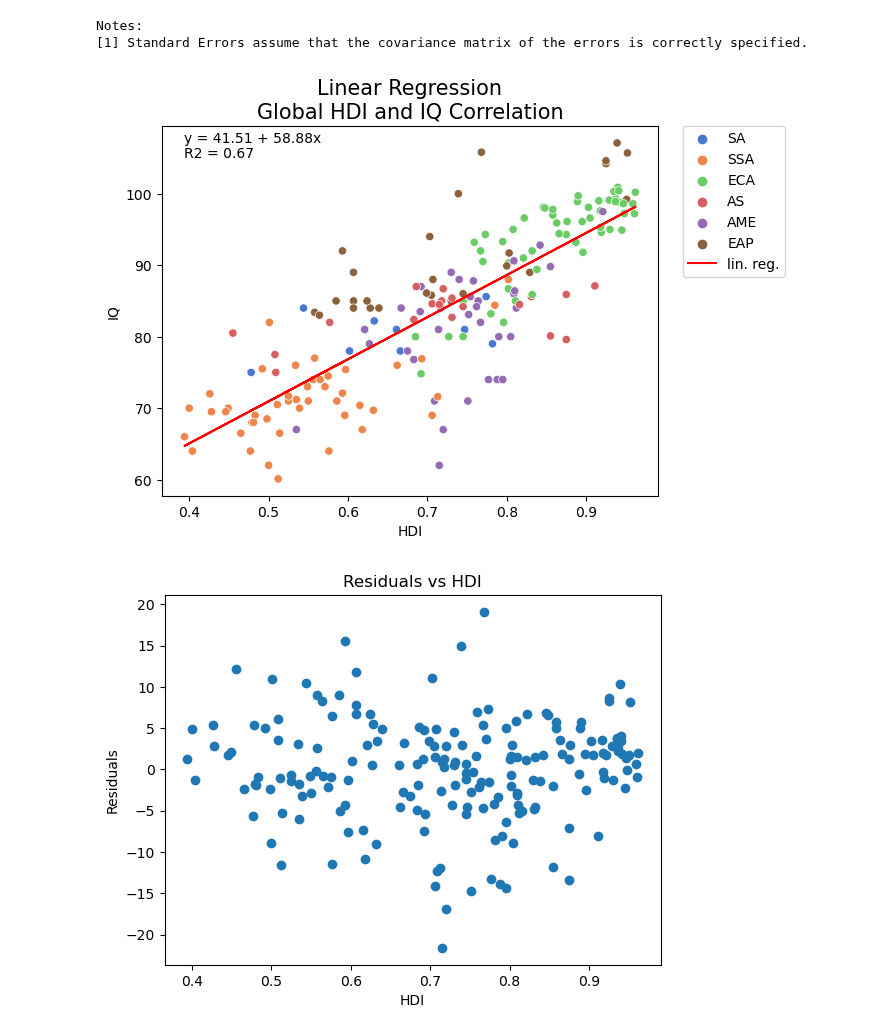
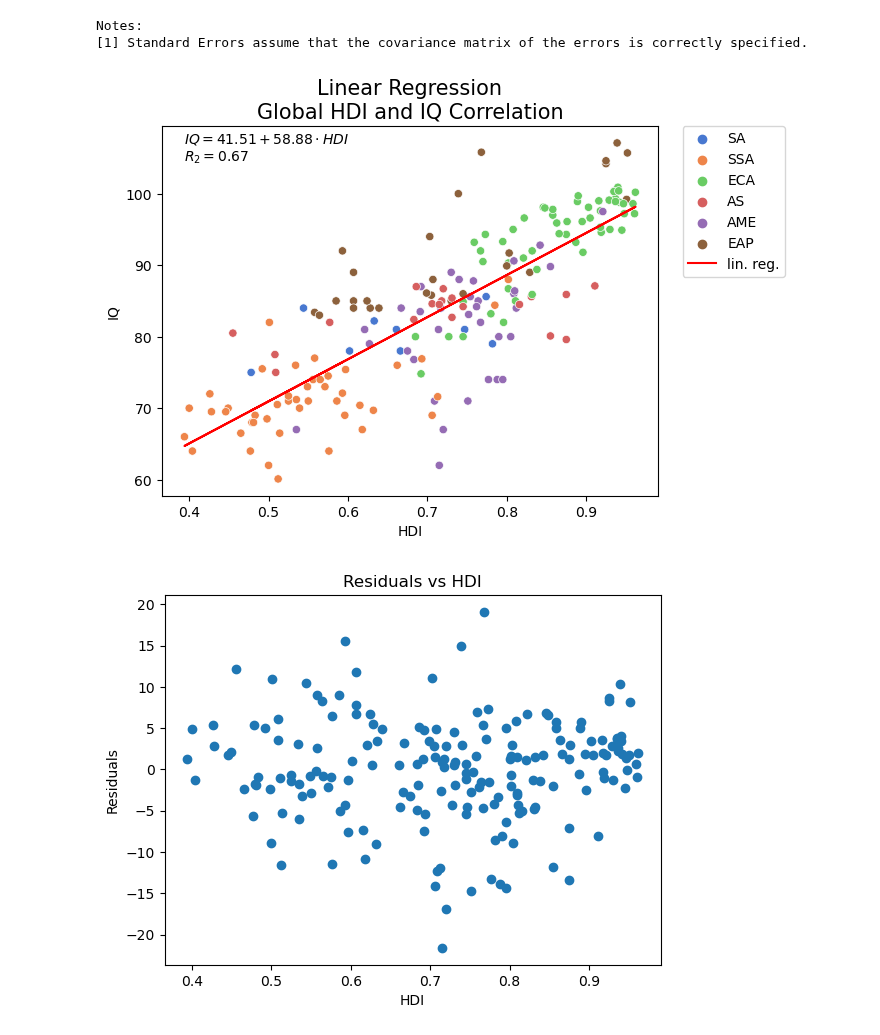
Before and after one commit to jakthehut/HDI-IQ-Analysis, a Jupyter notebook: hdi_iq_analysis_final.ipynb, the cells around one changed output. Cells and saved outputs as stored; diff of their text form; code cells hidden in the pictures.

Commit message:
fix visuals regression graph

```diff
--- a/hdi_iq_analysis_final.ipynb
+++ b/hdi_iq_analysis_final.ipynb
@@ -933,25 +933,25 @@ Notes:
 # %%
 
 sns.scatterplot(data=merged_df, x='HDI', y='IQ', hue='Region', palette=color_dict)
 
 x=merged_df['HDI']
 plt.plot(x, model_sm.fittedvalues, color='red', label="lin. reg.")
 
 a = model_sm.params['const']
 b = model_sm.params['HDI']
 
-plt.text(min(x), max(y), 'y = %.2f + %.2fx'%(a,b))
-plt.text(min(x), max(y)-2, 'R2 = %.2f'%R2)
+plt.text(min(x), max(y), '$IQ = %.2f + %.2f \cdot HDI$'%(a,b))
+plt.text(min(x), max(y)-2.5, '$R_2 = %.2f$'%R2)
 
 plt.xlabel('HDI')
 plt.ylabel('IQ')
 plt.title('Linear Regression\nGlobal HDI and IQ Correlation', fontsize=15)
 
 plt.legend(bbox_to_anchor=(1.05, 1), loc='upper left', borderaxespad=0.)
 
 plt.show()
 # %% [output]
-[figure, old version]
+[figure, new version]
 # %%
 # plot the residuals
 residuals = model_sm.resid
```
